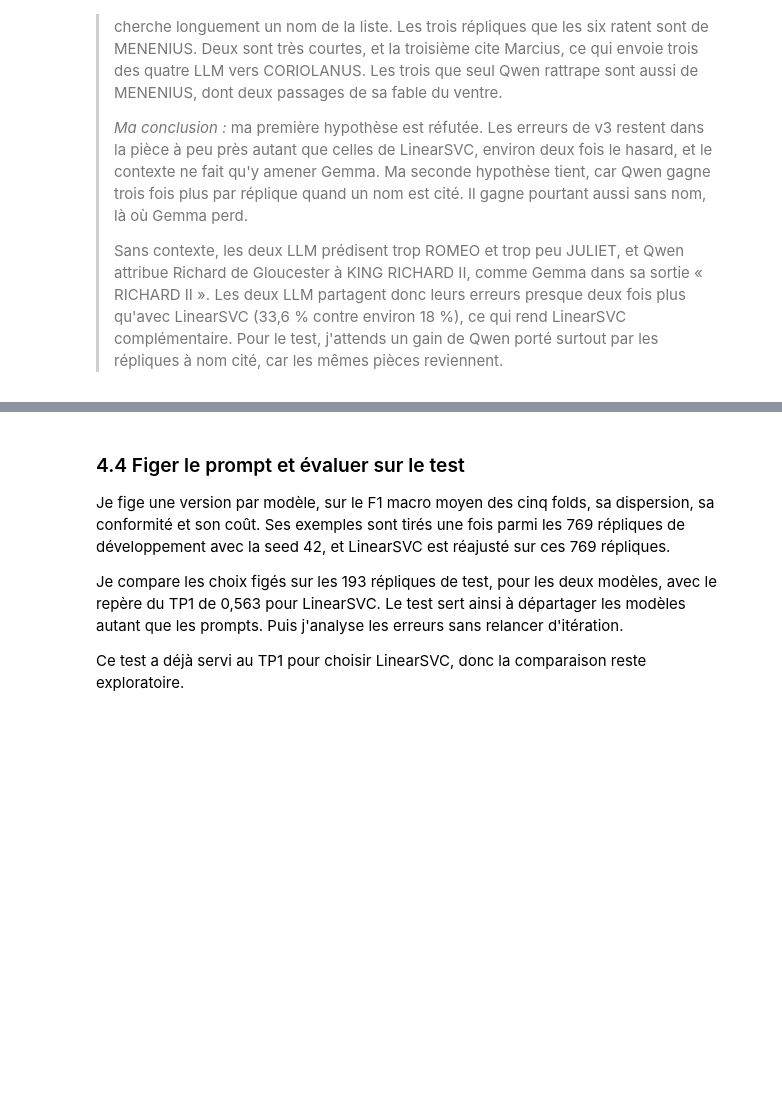
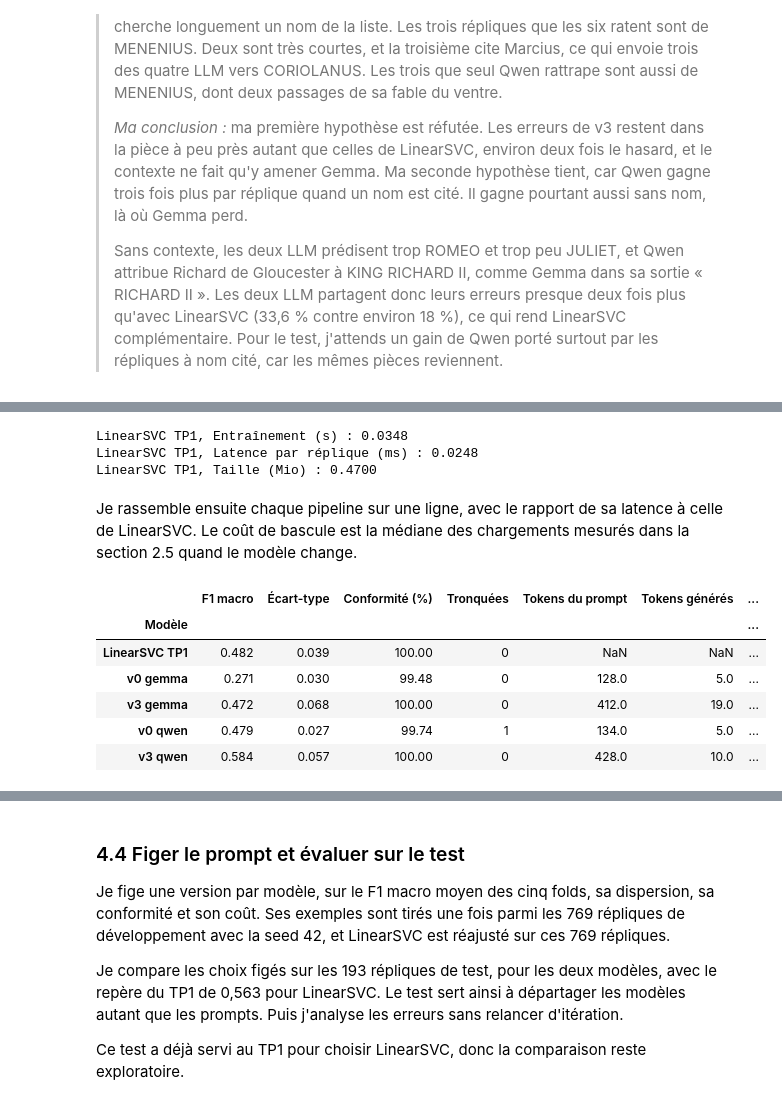
Before and after one commit to mcrayssac/ING3_IAA_GB_NLP, a Jupyter notebook: TP3_NLP_prompting.ipynb, the cells around one changed output, grey strips where cells are left out. Drawn from its saved outputs; the diff is of its cells as text; code cells hidden in the pictures; blank space fills up the shorter version.

```diff
--- a/TP3_NLP_prompting.ipynb
+++ b/TP3_NLP_prompting.ipynb
@@ -2320,6 +2319,74 @@ Le rapport de latence face à LinearSVC dépend de la configuration, donc je le
 # %%
-# TODO : construire le tableau qualité, coût et latence depuis resultats, une ligne par couple
-#   version et modèle.
-# TODO : mesurer le temps de prédiction par réplique de LinearSVC sur une validation de fold.
-# TODO : ajouter l'empreinte mémoire et le coût de bascule mesurés dans les sections 2.2 et 2.5.
-# TODO : afficher le tableau et le rapport de latence de chaque ligne face à LinearSVC.
+# Temps d'ajustement, temps de prédiction par réplique et taille de LinearSVC TP1 sur le fold 1.
+import pickle
+import timeit
+
+REPETITIONS = 20  # Mesures répétées, la médiane écarte les à-coups de la machine
+
+
+def chronometrer_svc(fold: dict) -> dict:
+    """Ajustement, prédiction par réplique (médianes) et taille de LinearSVC TP1 sur un fold."""
+    textes, cibles = X_train.loc[fold['train']], y_train.loc[fold['train']]
+    validation = X_train.loc[fold['validation']]
+    ajustements = timeit.repeat(lambda: construire_svc_tp1().fit(textes, cibles), number=1,
+                                repeat=REPETITIONS)
+    pipeline = construire_svc_tp1().fit(textes, cibles)
+    predictions = timeit.repeat(lambda: pipeline.predict(validation), number=1,
+                                repeat=REPETITIONS)
+    return {'Entraînement (s)': np.median(ajustements),
+            'Latence par réplique (ms)': 1000 * np.median(predictions) / len(validation),
+            'Taille (Mio)': len(pickle.dumps(pipeline)) / 2**20}
+
+
+MESURES_SVC = chronometrer_svc(folds[0])
+for cle, valeur in MESURES_SVC.items():
+    print(f'LinearSVC TP1, {cle} : {valeur:.4f}')
+# %% [output]
+LinearSVC TP1, Entraînement (s) : 0.0348
+LinearSVC TP1, Latence par réplique (ms) : 0.0248
+LinearSVC TP1, Taille (Mio) : 0.4700
+# %% [markdown]
+Je rassemble ensuite chaque pipeline sur une ligne, avec le rapport de sa latence à celle de LinearSVC. Le coût de bascule est la médiane des chargements mesurés dans la section 2.5 quand le modèle change.
+# %%
+# Tableau qualité, coût et latence, une ligne par pipeline, et rapport de latence à LinearSVC.
+BASCULE = bascules.iloc[:-1].groupby('Modèle')['Chargement (s)'].median()  # Appels avec bascule
+
+
+def ligne_cout(nom: str) -> dict:
+    """Qualité, conformité, tokens, latence, temps, taille et bascule d'une entrée LLM."""
+    table, modele = resultats[nom]['mesures'], nom.split()[-1]
+    score, f1 = scorer_table(table), resultats[nom]['folds']['F1 macro']
+    return {'Modèle': nom, 'F1 macro': f1.mean(), 'Écart-type': f1.std(),
+            'Conformité (%)': score['Conformité (%)'], 'Tronquées': score['Tronquées'],
+            'Tokens du prompt': table['tokens prompt'].median(),
+            'Tokens générés': score['Tokens générés (médiane)'],
+            'Latence par réplique (ms)': 1000 * score['Latence hors chargement (s)'],
+            'Temps des 769 (min)': temps_appels(table) / 60,
+            'Taille (Mio)': tailles[MODELES[modele]] / 2**20,
+            'Bascule (s)': BASCULE[modele], 'Entraînement (s)': 0.0}
+
+
+def ligne_cout_svc() -> dict:
+    """Les mêmes colonnes pour LinearSVC TP1, sans tokens ni bascule."""
+    folds_svc = resultats['LinearSVC TP1']['folds']
+    return {'Modèle': 'LinearSVC TP1', 'F1 macro': folds_svc['F1 macro'].mean(),
+            'Écart-type': folds_svc['F1 macro'].std(), 'Conformité (%)': 100.0, 'Tronquées': 0,
+            'Tokens du prompt': np.nan, 'Tokens générés': np.nan,
+            'Latence par réplique (ms)': MESURES_SVC['Latence par réplique (ms)'],
+            'Temps des 769 (min)': folds_svc['Temps (s)'].sum() / 60,
+            'Taille (Mio)': MESURES_SVC['Taille (Mio)'], 'Bascule (s)': 0.0,
+            'Entraînement (s)': MESURES_SVC['Entraînement (s)']}
+
+
+couts = pd.DataFrame([ligne_cout_svc()] + [ligne_cout(nom) for nom in COUPLES]).set_index('Modèle')
+couts['Rapport de latence à LinearSVC'] = (couts['Latence par réplique (ms)']
+                                           / MESURES_SVC['Latence par réplique (ms)'])
+display(couts.round(3))
+# %% [output]
+|  | F1 macro | Écart-type | Conformité (%) | Tronquées | Tokens du prompt | Tokens générés | ... |
+| Modèle |  |  |  |  |  |  | ... |
+| LinearSVC TP1 | 0.482 | 0.039 | 100.00 | 0 | NaN | NaN | ... |
+| v0 gemma | 0.271 | 0.030 | 99.48 | 0 | 128.0 | 5.0 | ... |
+| v3 gemma | 0.472 | 0.068 | 100.00 | 0 | 412.0 | 19.0 | ... |
+| v0 qwen | 0.479 | 0.027 | 99.74 | 1 | 134.0 | 5.0 | ... |
+| v3 qwen | 0.584 | 0.057 | 100.00 | 0 | 428.0 | 10.0 | ... |
```
Also changed, not shown: parts of 11 cells of this notebook.
